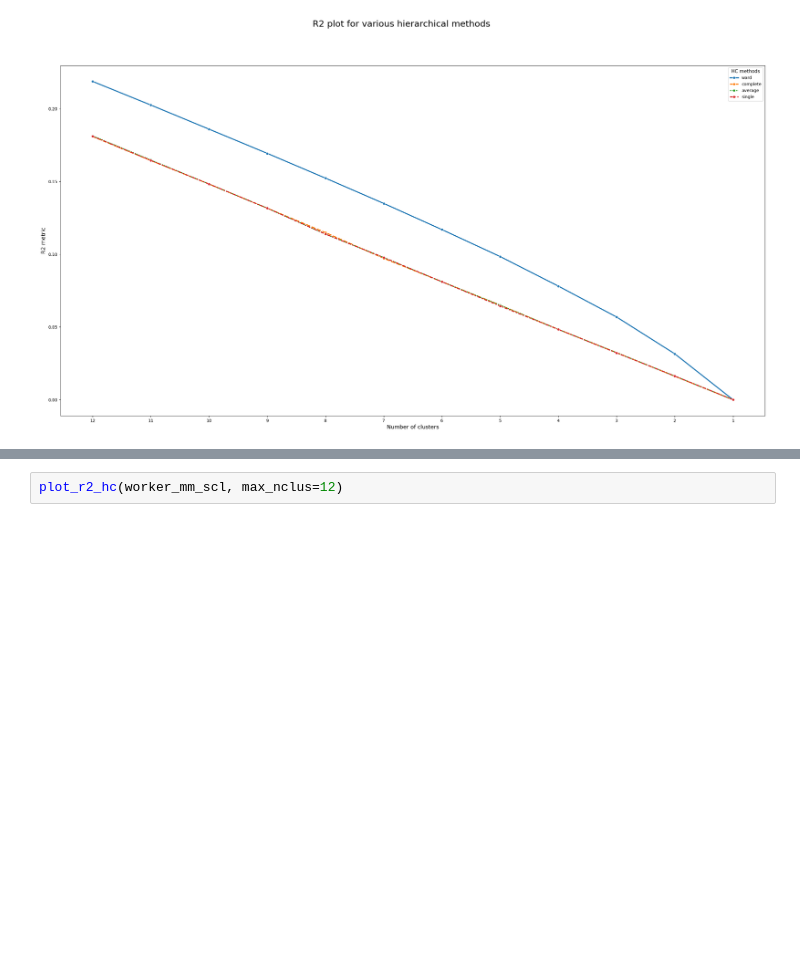
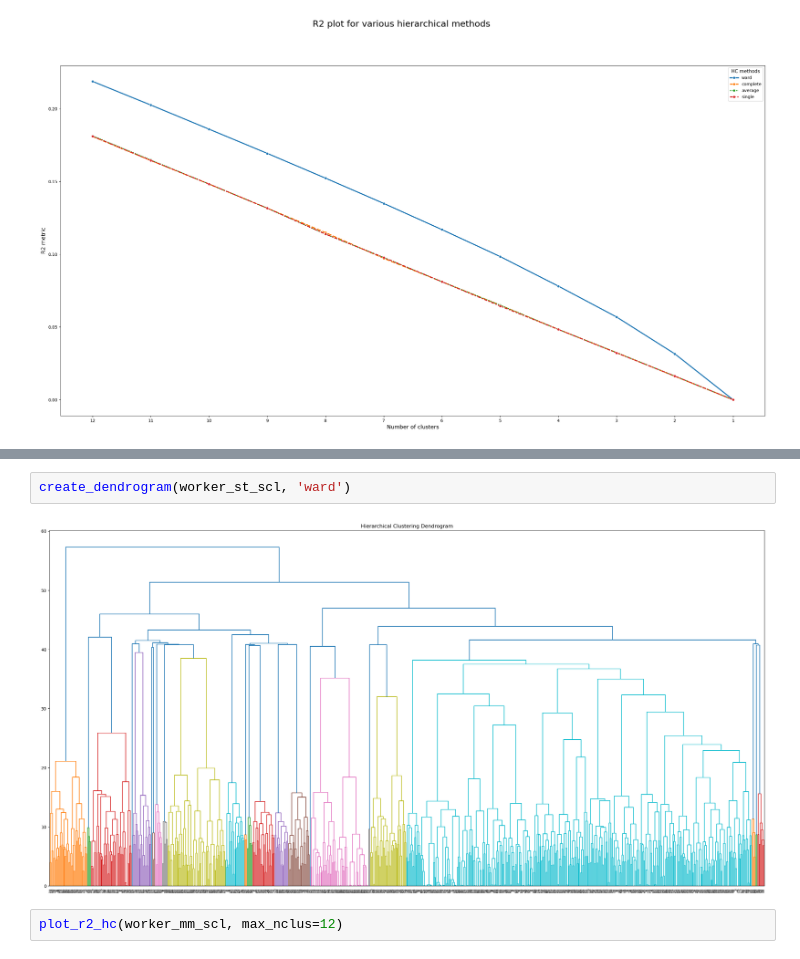
Before and after one commit to Pinky-Tie/reasons_for_absenteeism, a Jupyter notebook: code/segmentation.ipynb, the cells around one changed output, grey strips where cells are left out. Drawn from its saved outputs; the diff is of its cells as text; blank space fills up the shorter version.

```diff
--- a/code/segmentation.ipynb
+++ b/code/segmentation.ipynb
@@ -125,3 +137,7 @@ plot_r2_hc(worker_st_scl, max_nclus=12)
+# %%
+create_dendrogram(worker_st_scl, 'ward')
+# %% [output]
+[figure, added]
 # %%
 plot_r2_hc(worker_mm_scl, max_nclus=12)
 # %% [output]
```
Also changed, not shown: parts of 12 cells of this notebook.
